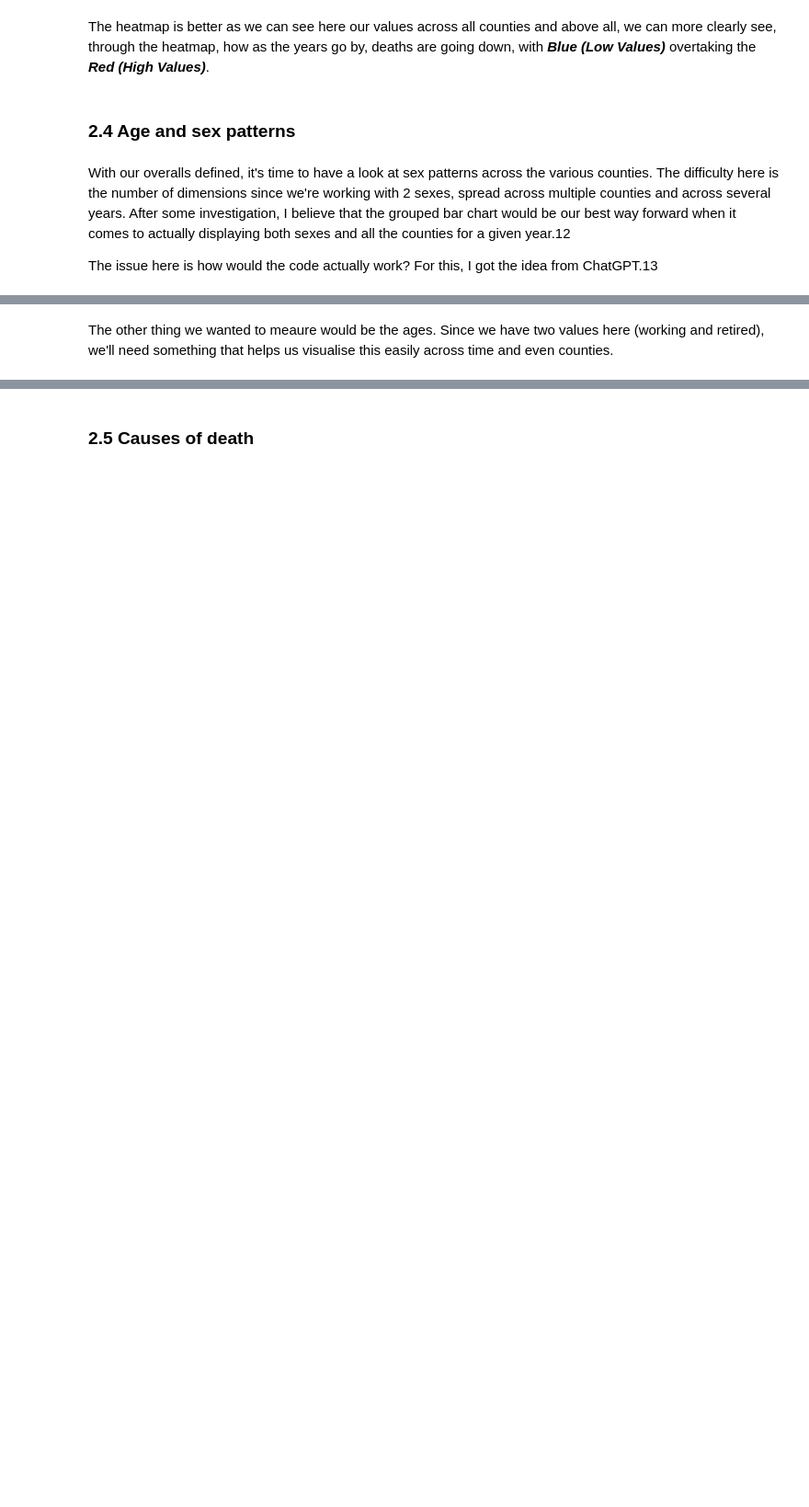
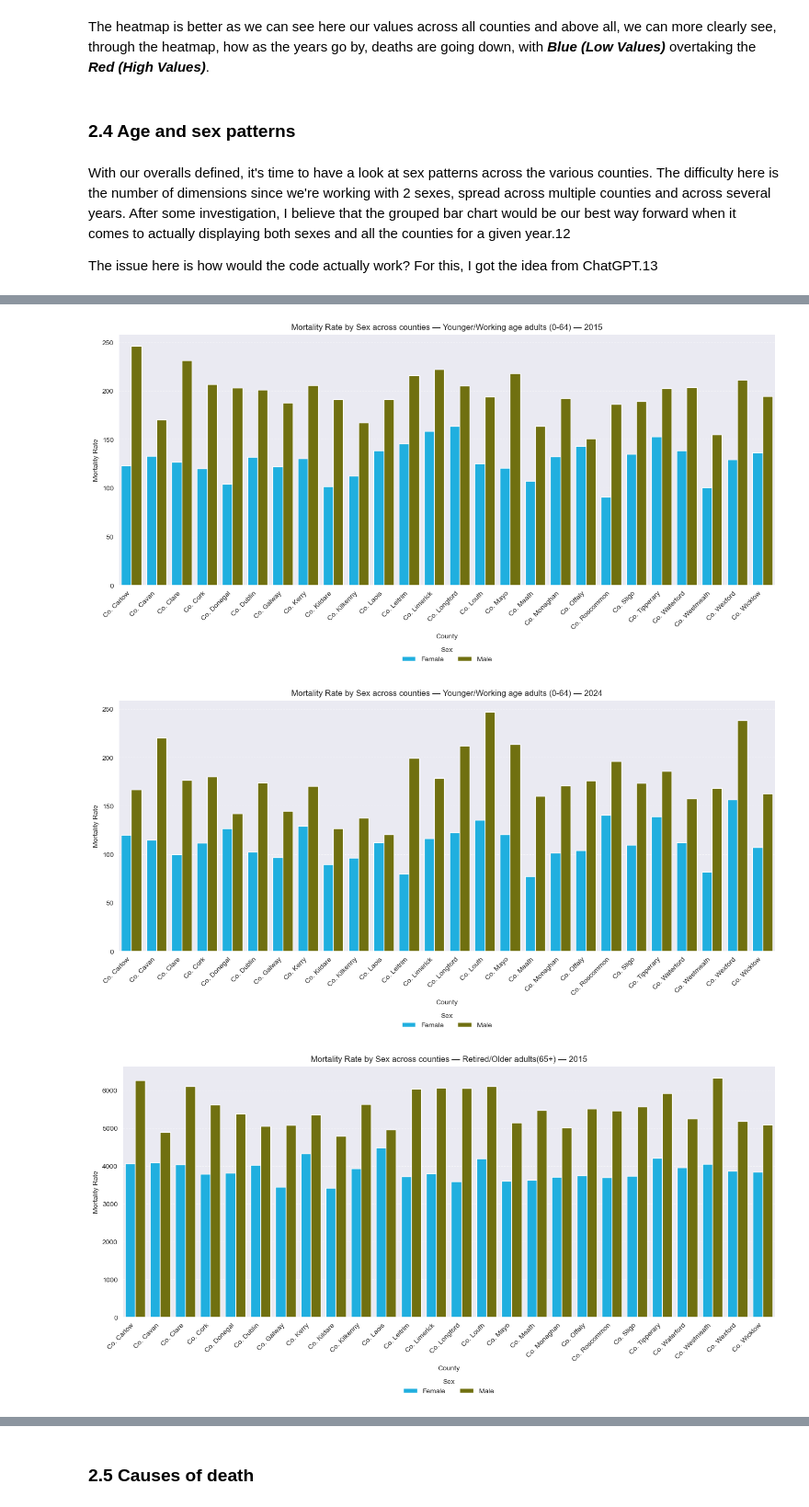
Before and after one commit to LoicBagnoud/Programming-for-Data-Analytics-Project, a Jupyter notebook: Project.ipynb, the cells around one changed output, grey strips where cells are left out. Shown at 92% size. Saved outputs shown, nothing was run; the diff lists cells and outputs as text; code cells hidden in the pictures; blank space fills up the shorter version.

```diff
--- a/Project.ipynb
+++ b/Project.ipynb
@@ -447,2 +460,0 @@ This shows us very clearly the different values across counties. Once more, we c
-# %% [markdown]
-The other thing we wanted to meaure would be the ages. Since we have two values here (working and retired), we'll need something that helps us visualise this easily across time and even counties.
@@ -448,0 +509,10 @@ The other thing we wanted to meaure would be the ages. Since we have two values
+# %%
+# For this, we can have a look at the differences between 2015 and 2024.
+plot_grouped_bar_by_sex_for_age(regional_data_sex_age, 2015, "Younger/Working age adults (0-64)")
+plot_grouped_bar_by_sex_for_age(regional_data_sex_age, 2024, "Younger/Working age adults (0-64)")
+plot_grouped_bar_by_sex_for_age(regional_data_sex_age, 2015, "Retired/Older adults(65+)")
+plot_grouped_bar_by_sex_for_age(regional_data_sex_age, 2024, "Retired/Older adults(65+)")
+# %% [output]
+[figure, added]
+[figure, added]
+[figure, added]
```
Also changed, not shown: parts of 10 cells of this notebook.
